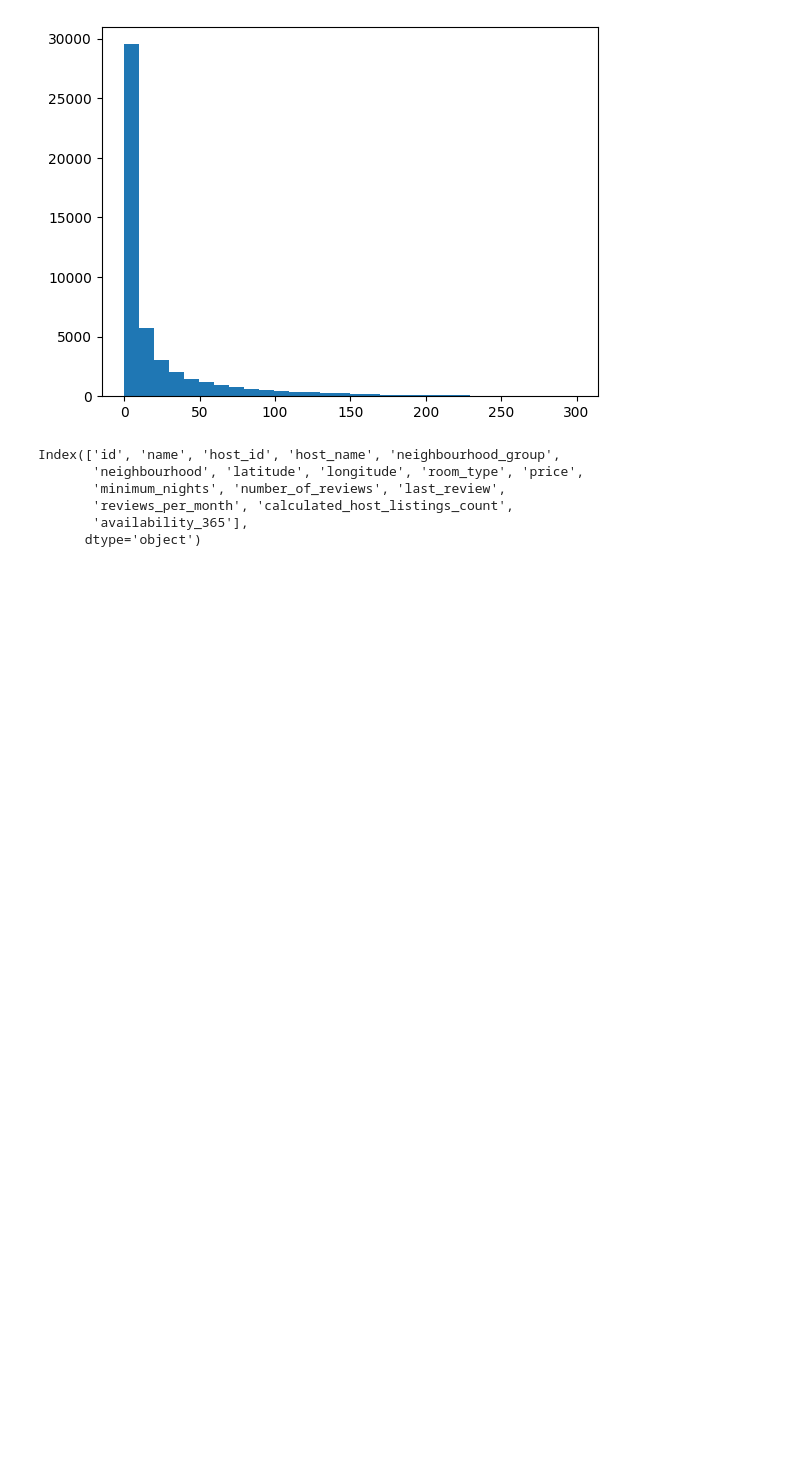
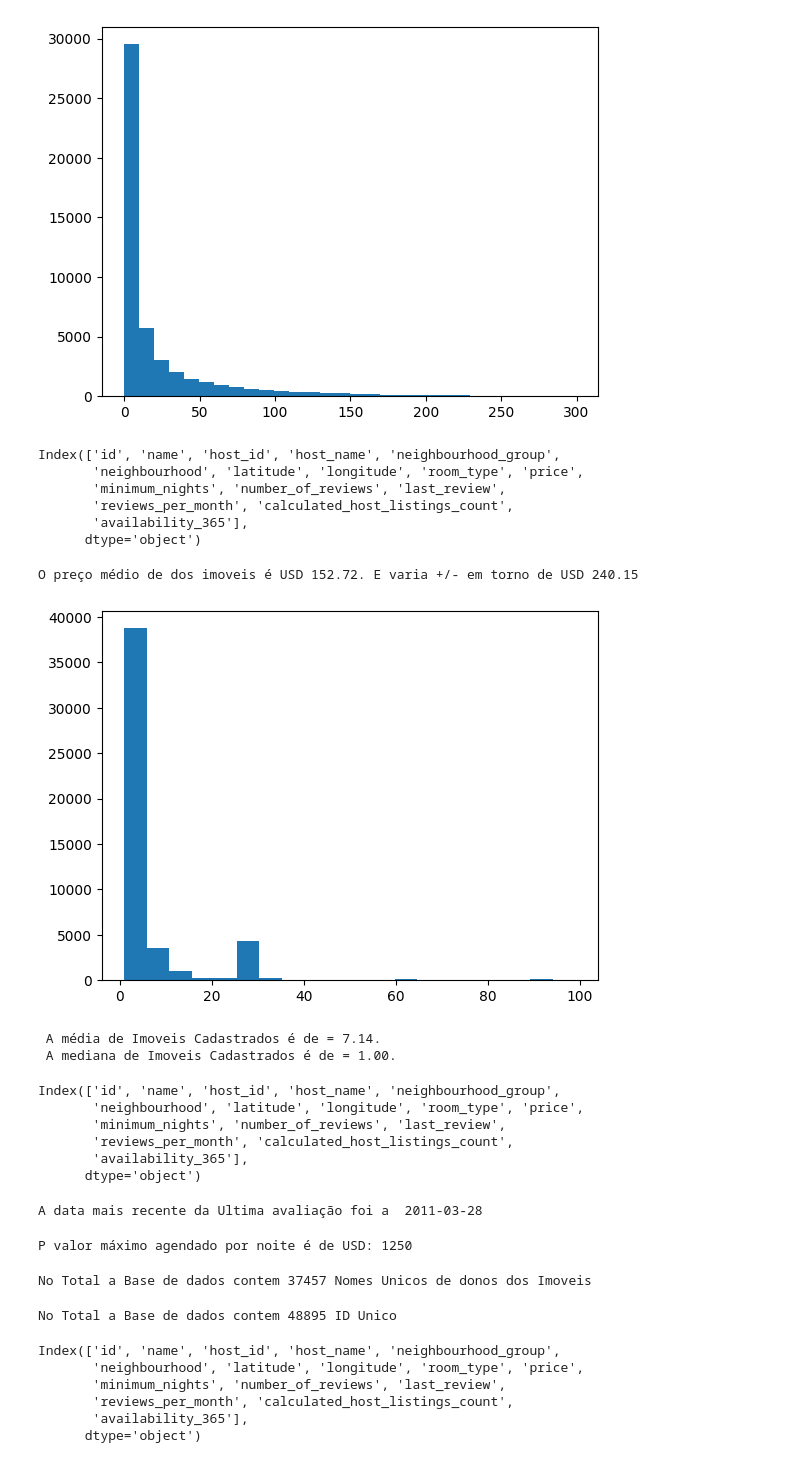
Before and after one commit to Gcango/Analise_da_BD_Imoveis_SOIMOVE, a Jupyter notebook: Analise_daBD_Imoveis.ipynb, the cells around one changed output. Saved outputs shown, nothing was run; the diff lists cells and outputs as text; code cells hidden in the pictures; blank space fills up the shorter version.

```diff
--- a/Analise_daBD_Imoveis.ipynb
+++ b/Analise_daBD_Imoveis.ipynb
@@ -166,3 +166,70 @@ Index(['id', 'name', 'host_id', 'host_name', 'neighbourhood_group',
        'reviews_per_month', 'calculated_host_listings_count',
        'availability_365'],
       dtype='object')
+# %%
+print(f"O preço médio de dos imoveis é USD {media_preco:.2f}. E varia +/- em torno de USD {desv_padrao:.2f}")
+# %% [output]
+O preço médio de dos imoveis é USD 152.72. E varia +/- em torno de USD 240.15
+# %%
+#g) - Qual a distribuição dos imóveis de acordo com o número mínimo de pernoites que podem ser agendado?
+data = 'minimum_nights'
+data_b = dados.loc[:,data] < 100
+
+minimo_pernoite = dados.loc[data_b, data]
+
+plt.hist(minimo_pernoite, bins=20);
+# %% [output]
+[figure, added]
+# %%
+#h) - Qual a média e a mediana de imóveis cadastrado por host (dono do imóvel)?
+media_imov_cad = dados['calculated_host_listings_count'].mean()
+mediana_imov_cad = dados['calculated_host_listings_count'].median()
+
+print(f" A média de Imoveis Cadastrados é de = {media_imov_cad:.2f}.")
+print(f" A mediana de Imoveis Cadastrados é de = {mediana_imov_cad:.2f}.")
+# %% [output]
+ A média de Imoveis Cadastrados é de = 7.14.
+ A mediana de Imoveis Cadastrados é de = 1.00.
+# %%
+#i) - Qual a data mais recente da última avaliação
+dados.columns
+# %% [output]
+Index(['id', 'name', 'host_id', 'host_name', 'neighbourhood_group',
+       'neighbourhood', 'latitude', 'longitude', 'room_type', 'price',
+       'minimum_nights', 'number_of_reviews', 'last_review',
+       'reviews_per_month', 'calculated_host_listings_count',
+       'availability_365'],
+      dtype='object')
+# %%
+avaliacoes = dados['last_review'].sort_values(ascending=True)
+print("A data mais recente da Ultima avaliação foi a ", avaliacoes[317])
+# %% [output]
+A data mais recente da Ultima avaliação foi a  2011-03-28
+# %%
+#j) - Qual o valor máximo de pernoites agendadas?
+maximo_noite = dados['minimum_nights'].max()
+print("P valor máximo agendado por noite é de USD:",maximo_noite)
+# %% [output]
+P valor máximo agendado por noite é de USD: 1250
+# %%
+#k) - Quantos nomes de donos de imóveis são únicos?
+nomes_unicos = dados['host_id'].nunique()
+print(f"No Total a Base de dados contem {nomes_unicos} Nomes Unicos de donos dos Imoveis")
+# %% [output]
+No Total a Base de dados contem 37457 Nomes Unicos de donos dos Imoveis
+# %%
+#l) - Quantos identificadores únicos existem na base de dados?
+id_unicos = dados['id'].nunique()
+print(f"No Total a Base de dados contem {id_unicos} ID Unico")
+# %% [output]
+No Total a Base de dados contem 48895 ID Unico
+# %%
+#m) -  Qual é Quantidade de proprietários por região.
+dados.columns
+# %% [output]
+Index(['id', 'name', 'host_id', 'host_name', 'neighbourhood_group',
+       'neighbourhood', 'latitude', 'longitude', 'room_type', 'price',
+       'minimum_nights', 'number_of_reviews', 'last_review',
+       'reviews_per_month', 'calculated_host_listings_count',
+       'availability_365'],
+      dtype='object')
```
Also changed, not shown: parts of 6 cells of this notebook.
